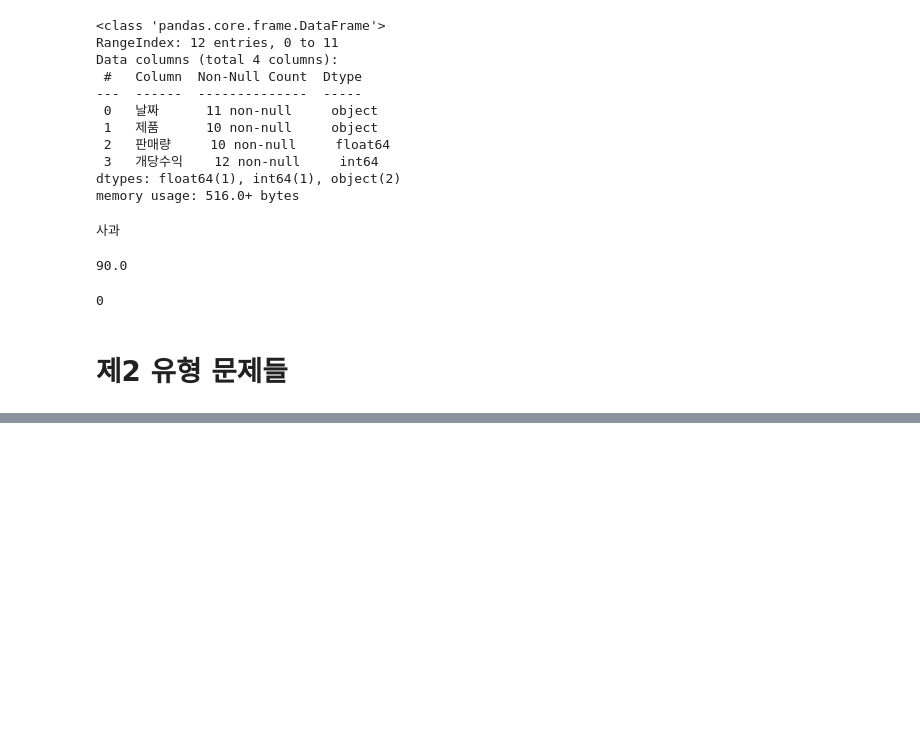
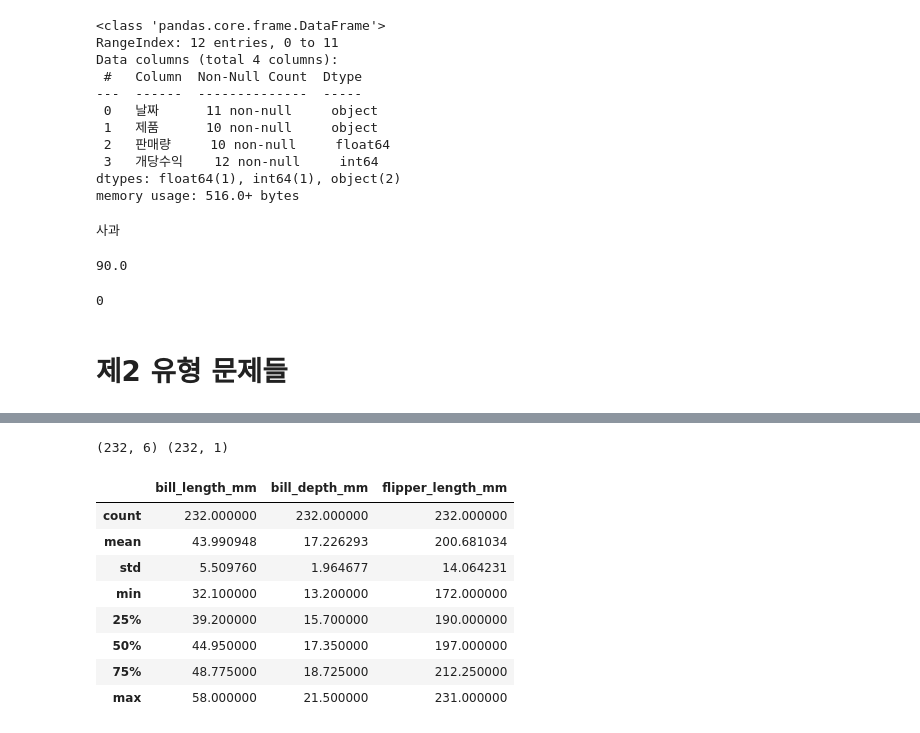
Before and after one commit to va4756/yemoon_bigdata_test, a Jupyter notebook: bigdata_예문_작업1_example1.ipynb, the cells around one changed output, grey strips where cells are left out. Cells and saved outputs as stored; diff of their text form; code cells hidden in the pictures; blank space fills up the shorter version.

```diff
--- a/bigdata_예문_작업1_example1.ipynb
+++ b/bigdata_예문_작업1_example1.ipynb
@@ -667,0 +673,13 @@ Resolving deltas: 100% (341/341), done.
+# %%
+# 1.데이터 파일
+import pandas as pd
+X_train = pd.read_csv('/content/yemoonsaBigdata/datasets/Part2/penguin_X_train.csv')
+X_test = pd.read_csv('/content/yemoonsaBigdata/datasets/Part2/penguin_X_test.csv')
+y_train = pd.read_csv('/content/yemoonsaBigdata/datasets/Part2/penguin_y_train.csv')
+
+# 사용자 코딩
+print(X_train.info())
+print('*'*100)
+print(X_test.info())
+print('*'*100)
+print(y_train.info())
@@ -667,0 +704,4 @@ Resolving deltas: 100% (341/341), done.
+# %%
+# 2.결측치 처리
+train = pd.concat([X_train, y_train], axis=1)
+print(train.info())
@@ -667,0 +748,20 @@ Resolving deltas: 100% (341/341), done.
+# %%
+# 3.컬럼 분리
+X_train = train[X_train.columns]
+y_train = train[y_train.columns]
+print(X_train.shape, y_train.shape)
+# %% [output]
+(232, 6) (232, 1)
+# %%
+# 4.기술통계 확인
+X_train.describe()  # 수치값만 나타남
+# %% [output]
+|  | bill_length_mm | bill_depth_mm | flipper_length_mm |
+| count | 232.000000 | 232.000000 | 232.000000 |
+| mean | 43.990948 | 17.226293 | 200.681034 |
+| std | 5.509760 | 1.964677 | 14.064231 |
+| min | 32.100000 | 13.200000 | 172.000000 |
+| 25% | 39.200000 | 15.700000 | 190.000000 |
+| 50% | 44.950000 | 17.350000 | 197.000000 |
+| 75% | 48.775000 | 18.725000 | 212.250000 |
+| max | 58.000000 | 21.500000 | 231.000000 |
```
Also changed, not shown: parts of 12 cells of this notebook.
